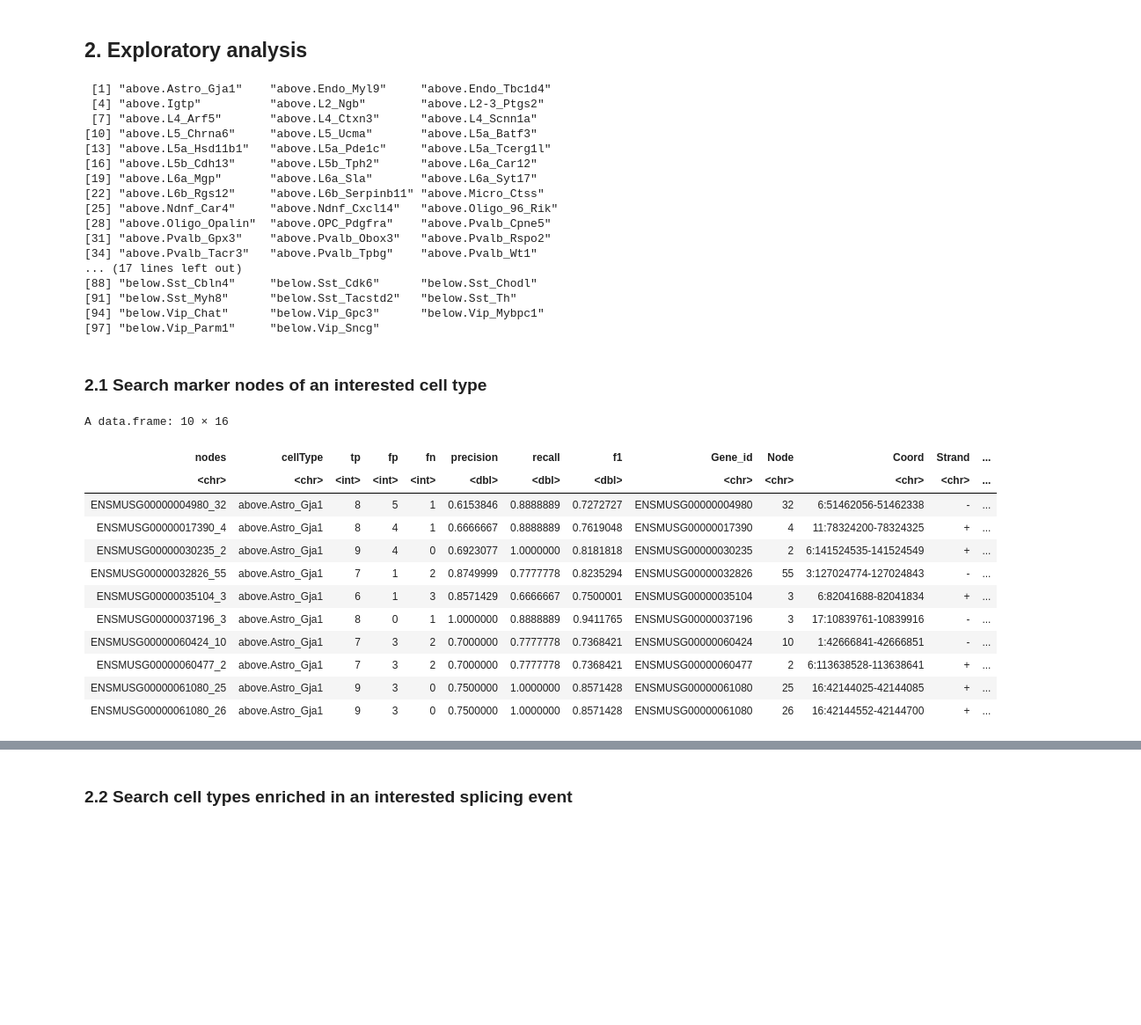
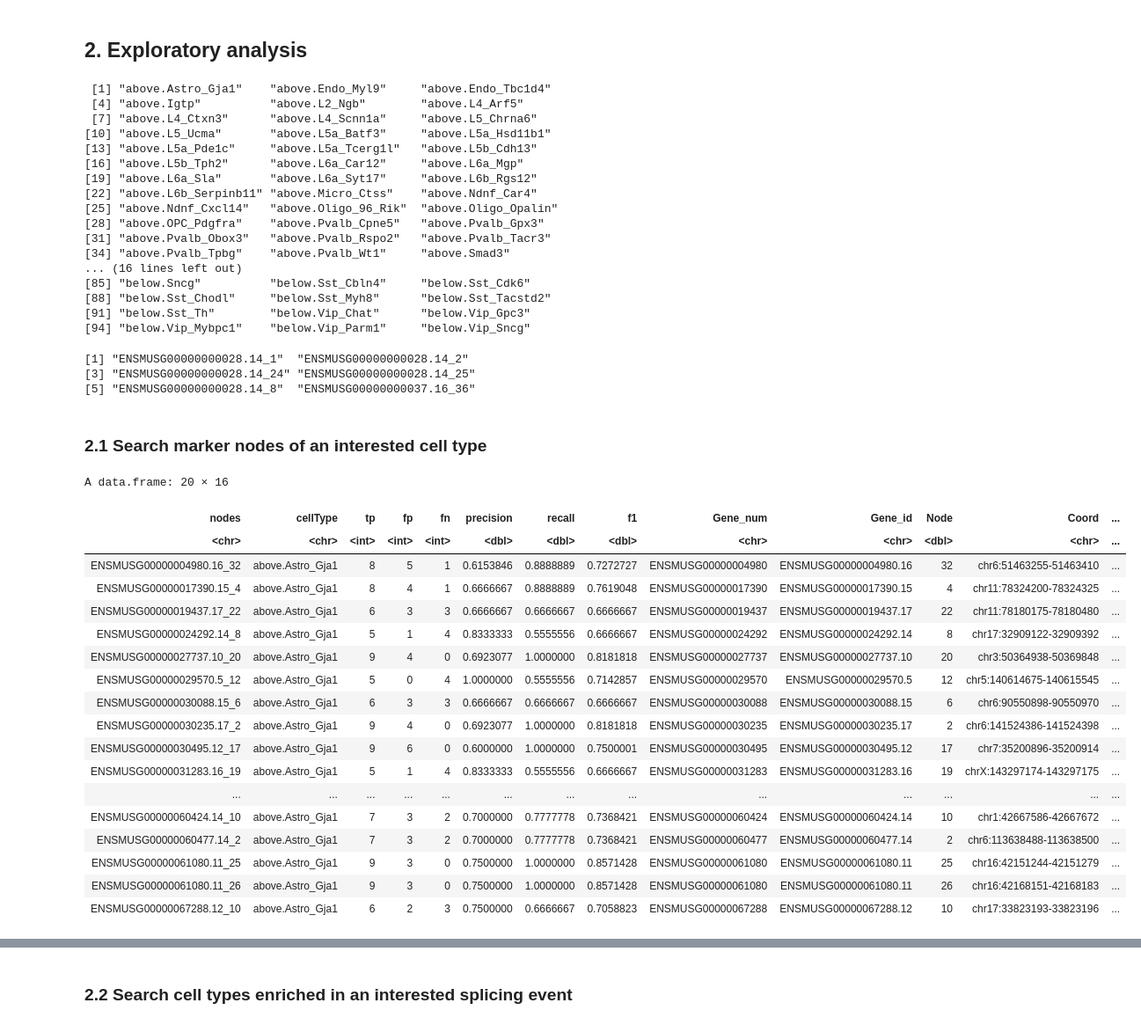
Before and after one commit to hemberg-lab/scASfind, a Jupyter notebook: vignettes/example_workflow.ipynb, the cells around one changed output, grey strips where cells are left out. Shown at 88% size. Cells and saved outputs as stored; diff of their text form; code cells hidden in the pictures; blank space fills up the shorter version.

```diff
--- a/vignettes/example_workflow.ipynb
+++ b/vignettes/example_workflow.ipynb
@@ -93,4 +61,5 @@ fig <- function(width, heigth){
 # These are the pre-built indices using the Tasic et al.(2016) dataset
 # The dataset have detailed subtype classifications of glutamatergic neurons and GABA-ergic neurons in the mouse primary visual cortex
 
-index <- loadObject("../../processed_data/Tasic_2016/tasic_2016_index.rds")
+# index <- loadObject("../data/tasic2016_scASfind_index.rds")
+load("../data/tasic2016_scASfind_index.rda")
@@ -253,45 +185,58 @@ cell_types <- cellTypeNames(index)
 cell_types
 # %% [output]
  [1] "above.Astro_Gja1"    "above.Endo_Myl9"     "above.Endo_Tbc1d4"
- [4] "above.Igtp"          "above.L2_Ngb"        "above.L2-3_Ptgs2"
- [7] "above.L4_Arf5"       "above.L4_Ctxn3"      "above.L4_Scnn1a"
-[10] "above.L5_Chrna6"     "above.L5_Ucma"       "above.L5a_Batf3"
-[13] "above.L5a_Hsd11b1"   "above.L5a_Pde1c"     "above.L5a_Tcerg1l"
-[16] "above.L5b_Cdh13"     "above.L5b_Tph2"      "above.L6a_Car12"
-[19] "above.L6a_Mgp"       "above.L6a_Sla"       "above.L6a_Syt17"
-[22] "above.L6b_Rgs12"     "above.L6b_Serpinb11" "above.Micro_Ctss"
-[25] "above.Ndnf_Car4"     "above.Ndnf_Cxcl14"   "above.Oligo_96_Rik"
-[28] "above.Oligo_Opalin"  "above.OPC_Pdgfra"    "above.Pvalb_Cpne5"
-[31] "above.Pvalb_Gpx3"    "above.Pvalb_Obox3"   "above.Pvalb_Rspo2"
-[34] "above.Pvalb_Tacr3"   "above.Pvalb_Tpbg"    "above.Pvalb_Wt1"
-... (17 lines left out)
-[88] "below.Sst_Cbln4"     "below.Sst_Cdk6"      "below.Sst_Chodl"
-[91] "below.Sst_Myh8"      "below.Sst_Tacstd2"   "below.Sst_Th"
-[94] "below.Vip_Chat"      "below.Vip_Gpc3"      "below.Vip_Mybpc1"
-[97] "below.Vip_Parm1"     "below.Vip_Sncg"
+ [4] "above.Igtp"          "above.L2_Ngb"        "above.L4_Arf5"
+ [7] "above.L4_Ctxn3"      "above.L4_Scnn1a"     "above.L5_Chrna6"
+[10] "above.L5_Ucma"       "above.L5a_Batf3"     "above.L5a_Hsd11b1"
+[13] "above.L5a_Pde1c"     "above.L5a_Tcerg1l"   "above.L5b_Cdh13"
+[16] "above.L5b_Tph2"      "above.L6a_Car12"     "above.L6a_Mgp"
+[19] "above.L6a_Sla"       "above.L6a_Syt17"     "above.L6b_Rgs12"
+[22] "above.L6b_Serpinb11" "above.Micro_Ctss"    "above.Ndnf_Car4"
+[25] "above.Ndnf_Cxcl14"   "above.Oligo_96_Rik"  "above.Oligo_Opalin"
+[28] "above.OPC_Pdgfra"    "above.Pvalb_Cpne5"   "above.Pvalb_Gpx3"
+[31] "above.Pvalb_Obox3"   "above.Pvalb_Rspo2"   "above.Pvalb_Tacr3"
+[34] "above.Pvalb_Tpbg"    "above.Pvalb_Wt1"     "above.Smad3"
+... (16 lines left out)
+[85] "below.Sncg"          "below.Sst_Cbln4"     "below.Sst_Cdk6"
+[88] "below.Sst_Chodl"     "below.Sst_Myh8"      "below.Sst_Tacstd2"
+[91] "below.Sst_Th"        "below.Vip_Chat"      "below.Vip_Gpc3"
+[94] "below.Vip_Mybpc1"    "below.Vip_Parm1"     "below.Vip_Sncg"
+# %%
+# check the encoded genes
+head(scfindNodes(object = index))
+# %% [output]
+[1] "ENSMUSG00000000028.14_1"  "ENSMUSG00000000028.14_2"
+[3] "ENSMUSG00000000028.14_24" "ENSMUSG00000000028.14_25"
+[5] "ENSMUSG00000000028.14_8"  "ENSMUSG00000000037.16_36"
 # %% [markdown]
 ### 2.1 Search marker nodes of an interested cell type
 # %%
 interested_cell_type <- "above.Astro_Gja1"
 
 # rank the splicing nodes by their frequency of inclusion that is above dataset mean in the interested cell type
 
-markers <- cellTypeMarkers(index, interested_cell_type, background.cell.types = cellTypeNames(index, datasets = 'above'), top.k = 10)
+markers <- cellTypeMarkers(index, interested_cell_type, background.cell.types = cellTypeNames(index, datasets = 'above'), top.k = 20)
 markers
 # %% [output]
-A data.frame: 10 × 16
+A data.frame: 20 × 16
-| nodes | cellType | tp | fp | fn | precision | recall | f1 | Gene_id | Node | Coord | Strand | ... |
-| <chr> | <chr> | <int> | <int> | <int> | <dbl> | <dbl> | <dbl> | <chr> | <chr> | <chr> | <chr> | ... |
-| ENSMUSG00000004980_32 | above.Astro_Gja1 | 8 | 5 | 1 | 0.6153846 | 0.8888889 | 0.7272727 | ENSMUSG00000004980 | 32 | 6:51462056-51462338 | - | ... |
-| ENSMUSG00000017390_4 | above.Astro_Gja1 | 8 | 4 | 1 | 0.6666667 | 0.8888889 | 0.7619048 | ENSMUSG00000017390 | 4 | 11:78324200-78324325 | + | ... |
-| ENSMUSG00000030235_2 | above.Astro_Gja1 | 9 | 4 | 0 | 0.6923077 | 1.0000000 | 0.8181818 | ENSMUSG00000030235 | 2 | 6:141524535-141524549 | + | ... |
-| ENSMUSG00000032826_55 | above.Astro_Gja1 | 7 | 1 | 2 | 0.8749999 | 0.7777778 | 0.8235294 | ENSMUSG00000032826 | 55 | 3:127024774-127024843 | - | ... |
-| ENSMUSG00000035104_3 | above.Astro_Gja1 | 6 | 1 | 3 | 0.8571429 | 0.6666667 | 0.7500001 | ENSMUSG00000035104 | 3 | 6:82041688-82041834 | + | ... |
-| ENSMUSG00000037196_3 | above.Astro_Gja1 | 8 | 0 | 1 | 1.0000000 | 0.8888889 | 0.9411765 | ENSMUSG00000037196 | 3 | 17:10839761-10839916 | - | ... |
-| ENSMUSG00000060424_10 | above.Astro_Gja1 | 7 | 3 | 2 | 0.7000000 | 0.7777778 | 0.7368421 | ENSMUSG00000060424 | 10 | 1:42666841-42666851 | - | ... |
-| ENSMUSG00000060477_2 | above.Astro_Gja1 | 7 | 3 | 2 | 0.7000000 | 0.7777778 | 0.7368421 | ENSMUSG00000060477 | 2 | 6:113638528-113638641 | + | ... |
-| ENSMUSG00000061080_25 | above.Astro_Gja1 | 9 | 3 | 0 | 0.7500000 | 1.0000000 | 0.8571428 | ENSMUSG00000061080 | 25 | 16:42144025-42144085 | + | ... |
-| ENSMUSG00000061080_26 | above.Astro_Gja1 | 9 | 3 | 0 | 0.7500000 | 1.0000000 | 0.8571428 | ENSMUSG00000061080 | 26 | 16:42144552-42144700 | + | ... |
+| nodes | cellType | tp | fp | fn | precision | recall | f1 | Gene_num | Gene_id | Node | Coord | ... |
+| <chr> | <chr> | <int> | <int> | <int> | <dbl> | <dbl> | <dbl> | <chr> | <chr> | <dbl> | <chr> | ... |
+| ENSMUSG00000004980.16_32 | above.Astro_Gja1 | 8 | 5 | 1 | 0.6153846 | 0.8888889 | 0.7272727 | ENSMUSG00000004980 | ENSMUSG00000004980.16 | 32 | chr6:51463255-51463410 | ... |
+| ENSMUSG00000017390.15_4 | above.Astro_Gja1 | 8 | 4 | 1 | 0.6666667 | 0.8888889 | 0.7619048 | ENSMUSG00000017390 | ENSMUSG00000017390.15 | 4 | chr11:78324200-78324325 | ... |
+| ENSMUSG00000019437.17_22 | above.Astro_Gja1 | 6 | 3 | 3 | 0.6666667 | 0.6666667 | 0.6666667 | ENSMUSG00000019437 | ENSMUSG00000019437.17 | 22 | chr11:78180175-78180480 | ... |
+| ENSMUSG00000024292.14_8 | above.Astro_Gja1 | 5 | 1 | 4 | 0.8333333 | 0.5555556 | 0.6666667 | ENSMUSG00000024292 | ENSMUSG00000024292.14 | 8 | chr17:32909122-32909392 | ... |
+| ENSMUSG00000027737.10_20 | above.Astro_Gja1 | 9 | 4 | 0 | 0.6923077 | 1.0000000 | 0.8181818 | ENSMUSG00000027737 | ENSMUSG00000027737.10 | 20 | chr3:50364938-50369848 | ... |
+| ENSMUSG00000029570.5_12 | above.Astro_Gja1 | 5 | 0 | 4 | 1.0000000 | 0.5555556 | 0.7142857 | ENSMUSG00000029570 | ENSMUSG00000029570.5 | 12 | chr5:140614675-140615545 | ... |
+| ENSMUSG00000030088.15_6 | above.Astro_Gja1 | 6 | 3 | 3 | 0.6666667 | 0.6666667 | 0.6666667 | ENSMUSG00000030088 | ENSMUSG00000030088.15 | 6 | chr6:90550898-90550970 | ... |
+| ENSMUSG00000030235.17_2 | above.Astro_Gja1 | 9 | 4 | 0 | 0.6923077 | 1.0000000 | 0.8181818 | ENSMUSG00000030235 | ENSMUSG00000030235.17 | 2 | chr6:141524386-141524398 | ... |
+| ENSMUSG00000030495.12_17 | above.Astro_Gja1 | 9 | 6 | 0 | 0.6000000 | 1.0000000 | 0.7500001 | ENSMUSG00000030495 | ENSMUSG00000030495.12 | 17 | chr7:35200896-35200914 | ... |
+| ENSMUSG00000031283.16_19 | above.Astro_Gja1 | 5 | 1 | 4 | 0.8333333 | 0.5555556 | 0.6666667 | ENSMUSG00000031283 | ENSMUSG00000031283.16 | 19 | chrX:143297174-143297175 | ... |
+| ... | ... | ... | ... | ... | ... | ... | ... | ... | ... | ... | ... | ... |
+| ENSMUSG00000060424.14_10 | above.Astro_Gja1 | 7 | 3 | 2 | 0.7000000 | 0.7777778 | 0.7368421 | ENSMUSG00000060424 | ENSMUSG00000060424.14 | 10 | chr1:42667586-42667672 | ... |
+| ENSMUSG00000060477.14_2 | above.Astro_Gja1 | 7 | 3 | 2 | 0.7000000 | 0.7777778 | 0.7368421 | ENSMUSG00000060477 | ENSMUSG00000060477.14 | 2 | chr6:113638488-113638500 | ... |
+| ENSMUSG00000061080.11_25 | above.Astro_Gja1 | 9 | 3 | 0 | 0.7500000 | 1.0000000 | 0.8571428 | ENSMUSG00000061080 | ENSMUSG00000061080.11 | 25 | chr16:42151244-42151279 | ... |
+| ENSMUSG00000061080.11_26 | above.Astro_Gja1 | 9 | 3 | 0 | 0.7500000 | 1.0000000 | 0.8571428 | ENSMUSG00000061080 | ENSMUSG00000061080.11 | 26 | chr16:42168151-42168183 | ... |
+| ENSMUSG00000067288.12_10 | above.Astro_Gja1 | 6 | 2 | 3 | 0.7500000 | 0.6666667 | 0.7058823 | ENSMUSG00000067288 | ENSMUSG00000067288.12 | 10 | chr17:33823193-33823196 | ... |
 # %%
 # plot the nodes using their precision. recall and f1 scores to examine
 
```
Also changed, not shown: parts of 36 cells of this notebook, 13 other files.
